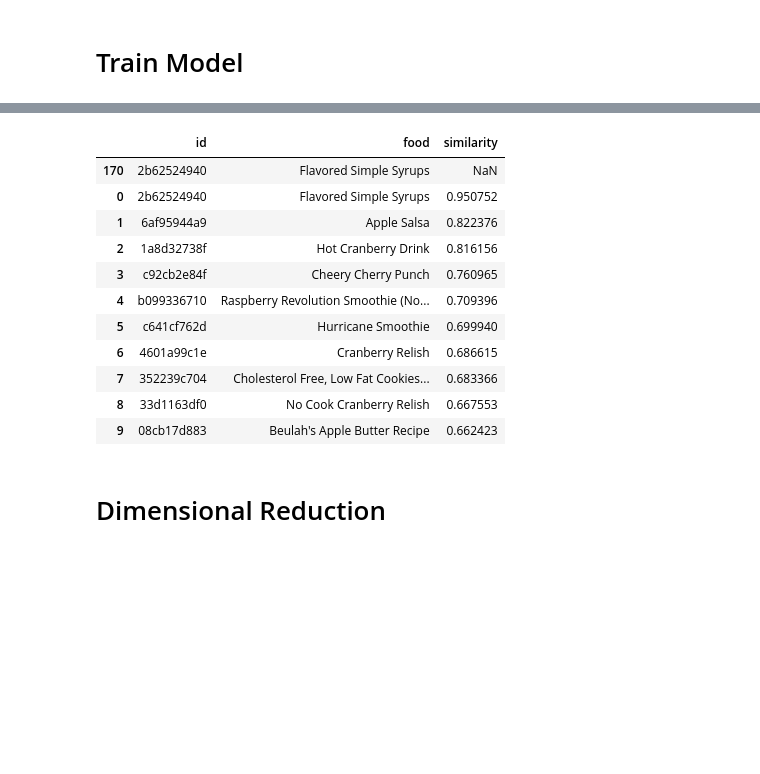
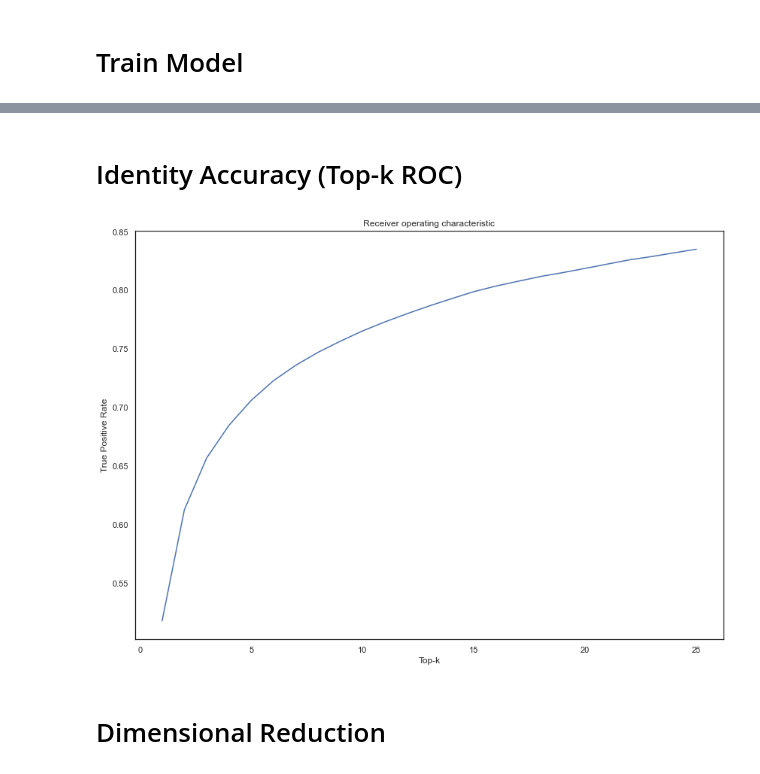
Before and after one commit to jhwaffles/cse6242-team58-project, a Jupyter notebook: embeddings.ipynb, the cells around one changed output, grey strips where cells are left out. Drawn from its saved outputs; the diff is of its cells as text; code cells hidden in the pictures; blank space fills up the shorter version.

Commit message:
add ROC and similarity tools

```diff
--- a/embeddings.ipynb
+++ b/embeddings.ipynb
@@ -10,4 +12,8 @@ from fuzzywuzzy import fuzz
 logging.basicConfig(format='%(asctime)s : %(levelname)s : %(message)s', level=logging.INFO)
+# %%
+LOAD_FROM_FILE = True
+DATAFRAME_FILE = 'data/flavor_space.pickle'
+MODEL_FILE = 'data/flavor2vec.model'
 # %% [markdown]
 # Prepare datasets
 # %%
@@ -59,6 +58,11 @@ DIM_REDUCTION = 3
 # %% [markdown]
 # Train Model
 # %%
-model = gensim.models.doc2vec.Doc2Vec(dm=MODEL, vector_size=VECTOR_SIZE, window=WINDOW_SIZE, epochs=EPOCHS)
-model.build_vocab(df['mol_doc'])
+if LOAD_FROM_FILE:
+    model = gensim.models.doc2vec.Doc2Vec.load(MODEL_FILE)
+else:
+    model = gensim.models.doc2vec.Doc2Vec(dm=MODEL, vector_size=VECTOR_SIZE, window=WINDOW_SIZE, epochs=EPOCHS)
+    model.build_vocab(df['mol_doc'])
+    model.train(df['mol_doc'], total_examples=model.corpus_count, epochs=model.epochs)
+    model.save(MODEL_FILE)
 # %% [output]
@@ -107,18 +99,39 @@ def random_suggestion():
-# %%
-random_suggestion()
-# %% [output]
-|  | id | food | similarity |
-| 170 | 2b62524940 | Flavored Simple Syrups | NaN |
-| 0 | 2b62524940 | Flavored Simple Syrups | 0.950752 |
-| 1 | 6af95944a9 | Apple Salsa | 0.822376 |
-| 2 | 1a8d32738f | Hot Cranberry Drink | 0.816156 |
-| 3 | c92cb2e84f | Cheery Cherry Punch | 0.760965 |
-| 4 | b099336710 | Raspberry Revolution Smoothie (No... | 0.709396 |
-| 5 | c641cf762d | Hurricane Smoothie | 0.699940 |
-| 6 | 4601a99c1e | Cranberry Relish | 0.686615 |
-| 7 | 352239c704 | Cholesterol Free, Low Fat Cookies... | 0.683366 |
-| 8 | 33d1163df0 | No Cook Cranberry Relish | 0.667553 |
-| 9 | 08cb17d883 | Beulah's Apple Butter Recipe | 0.662423 |
+# %% [markdown]
+# Identity Accuracy (Top-k ROC)
+# %%
+from collections import defaultdict
+
+def roc(df, max_topn=2):
+    """
+    returns: [(k, TPR, FPR)...]
+    """
+    total = len(df)
+    accuracy = defaultdict(lambda: defaultdict(int)) # {topn: (tp, fp) }
+    for i,row in df.iterrows():
+        flavor_vec = model.infer_vector(row['mol_doc'].words)
+        similars = model.dv.most_similar(flavor_vec, topn=max_topn)
+        for j,s in enumerate(similars):
+            t = j+1
+            if row['id'] == s[0]:
+                for tt in range(t,max_topn+1):
+                    accuracy[tt]['tp'] += 1
+                break
+            else:
+                accuracy[t]['fp'] += 1
+    return pd.DataFrame(
+        [(i, accuracy[i]['tp']/total, accuracy[i]['fp']/total) for i in range(1, max_topn+1)],
+        columns=["top-k", "TPR", "FPR"]
+    )
+
+roc_df = roc(df, max_topn=25)
+# %%
+plt.plot(roc_df['top-k'], roc_df['TPR'])
+plt.xlabel("Top-k")
+plt.ylabel("True Positive Rate")
+plt.title("Receiver operating characteristic")
+plt.show()
+# %% [output]
+[figure, added]
 # %% [markdown]
 # Dimensional Reduction
 # %%
```
Also changed, not shown: parts of 32 cells of this notebook.
